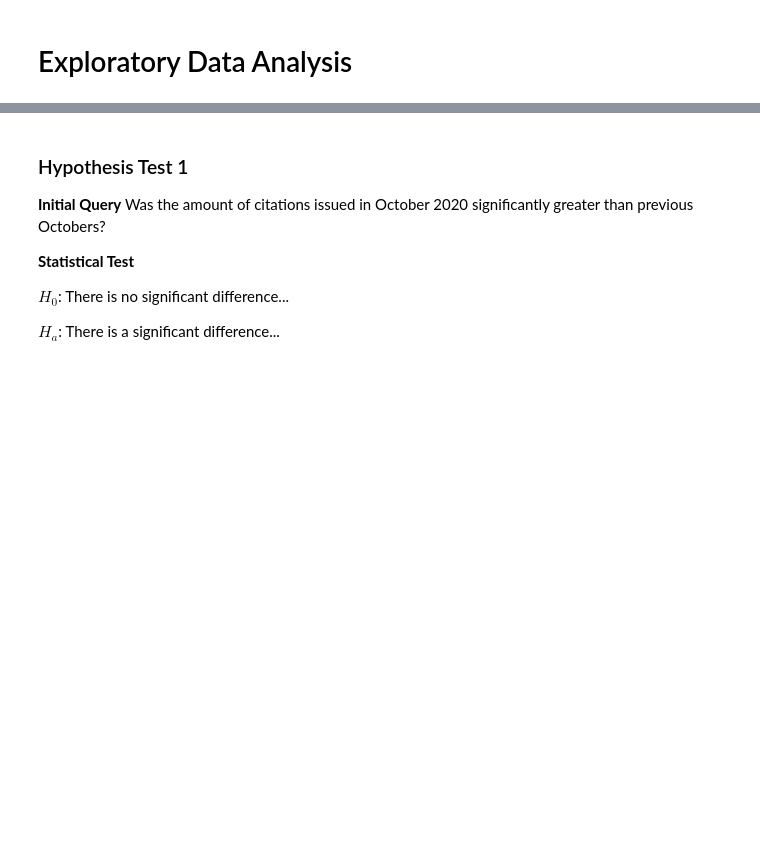
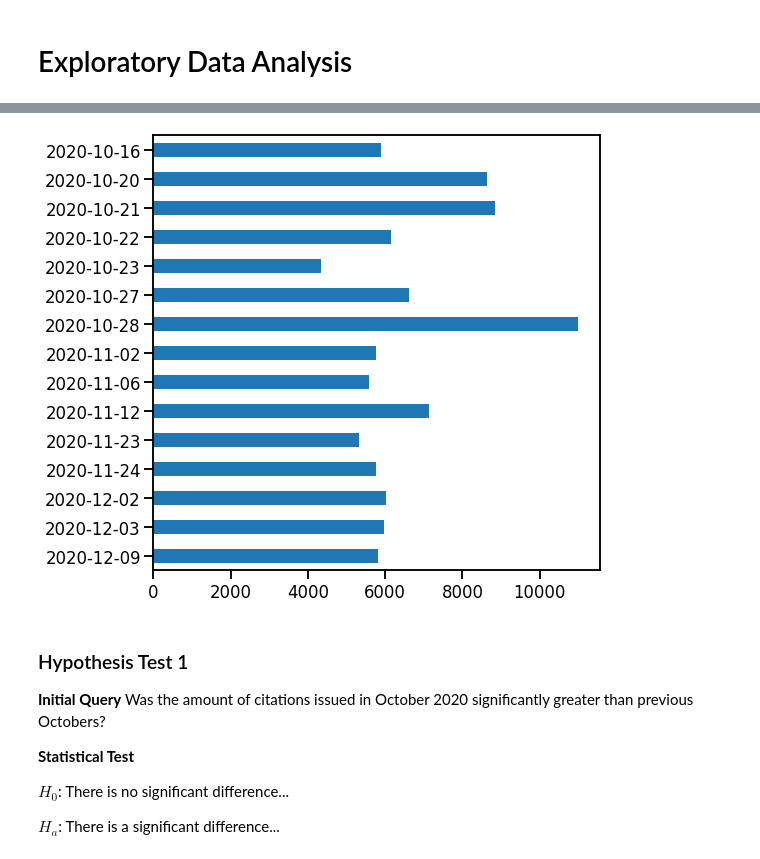
Before and after one commit to Promeos/LADOT-COVID19-enforcement, a Jupyter notebook: MVP.ipynb, the cells around one changed output, grey strips where cells are left out. Drawn from its saved outputs; the diff is of its cells as text; code cells hidden in the pictures; blank space fills up the shorter version.

```diff
--- a/MVP.ipynb
+++ b/MVP.ipynb
@@ -143,0 +166,3 @@ for i in range(0, 3):
+# %%
+df_covid = df_citations.loc[df_citations.issue_date >= '2020-10-15']
+df_covid.reset_index(drop=True, inplace=True)
@@ -144,3 +178,8 @@ for i in range(0, 3):
+# %%
+df_covid.issue_date.value_counts(ascending=False).head(15).sort_index(ascending=False).plot.barh(figsize=(8, 8))
+plt.show()
+# %% [output]
+[figure, added]
 # %% [markdown]
 ### Hypothesis Test 1
 
```
Also changed, not shown: parts of 16 cells of this notebook, 1 other file.
